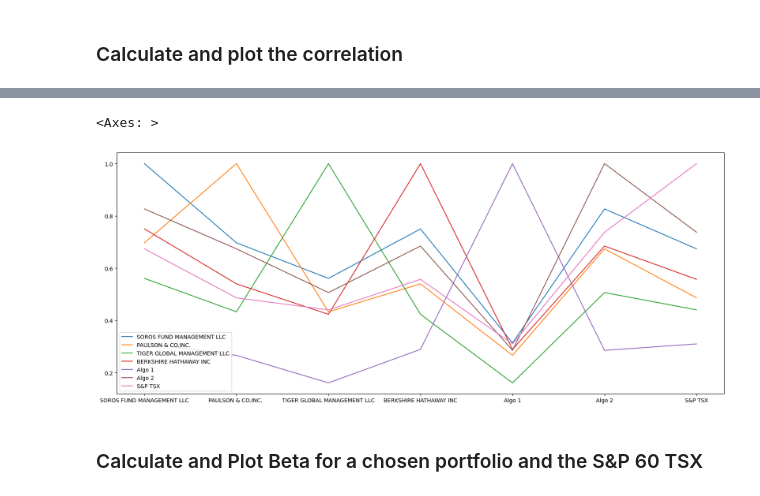
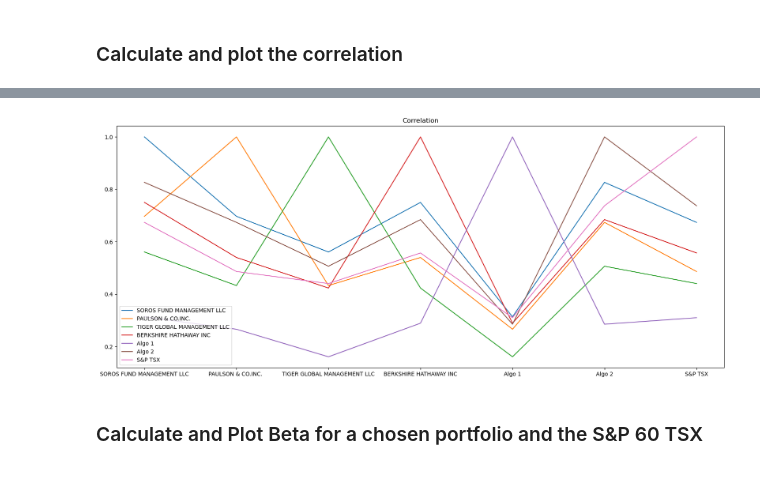
Before and after one commit to knieuwhof/Module-4-Challenge, a Jupyter notebook: whale_analysis.ipynb, the cells around one changed output, grey strips where cells are left out. Saved outputs shown, nothing was run; the diff lists cells and outputs as text; code cells hidden in the pictures.

```diff
--- a/whale_analysis.ipynb
+++ b/whale_analysis.ipynb
@@ -437,15 +395,13 @@ all_returns.corr()
 | Algo 2 | 0.826667 | 0.674015 | 0.506689 | 0.684609 | 0.285455 | 1.000000 | ... |
 | S&P TSX | 0.673930 | 0.486511 | 0.440583 | 0.557250 | 0.310276 | 0.737370 | ... |
 # %%
-
 # Display de correlation matrix
 
-all_returns.corr().plot(figsize=(20,8))
+all_returns.corr().plot(figsize=(20,8), title = 'Correlation');
 
 # set title and axis
 # %% [output]
-<Axes: >
-[figure, old version]
+[figure, new version]
 # %% [markdown]
 ### Calculate and Plot Beta for a chosen portfolio and the S&P 60 TSX
 # %%
```
Also changed, not shown: parts of 9 cells of this notebook.
